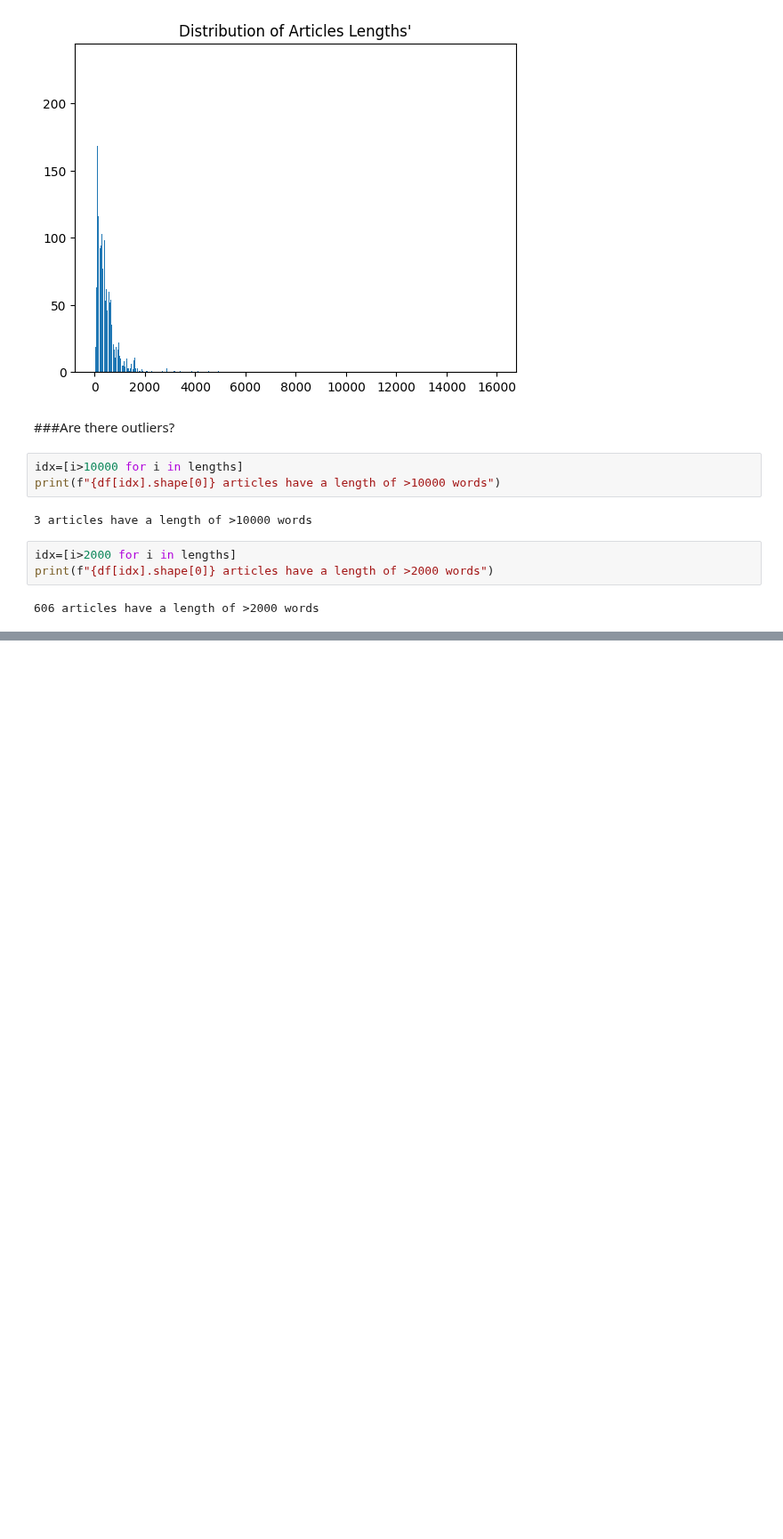
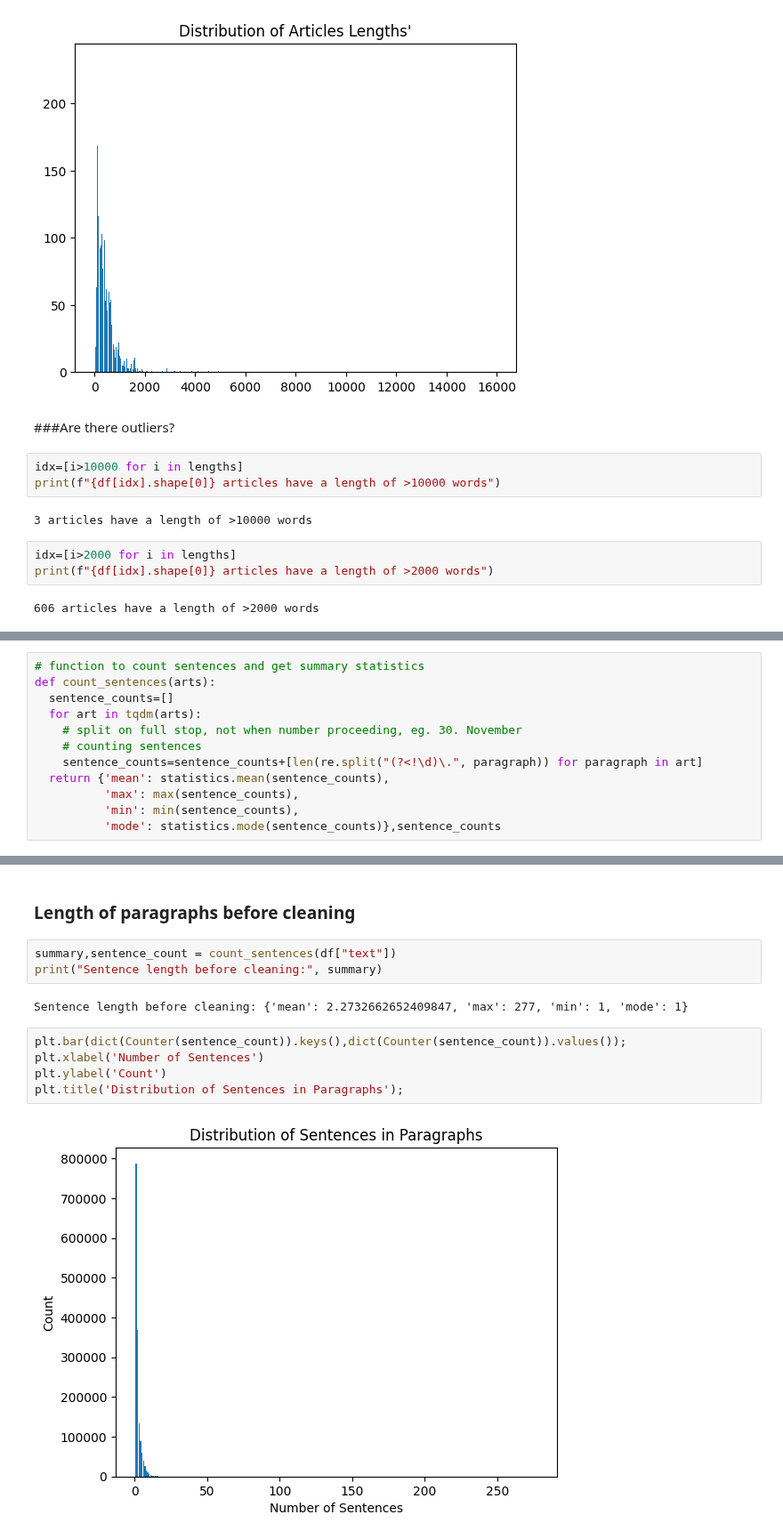
Before and after one commit to blue-create/langlens, a Jupyter notebook: scripts/describe_data.ipynb, the cells around one changed output, grey strips where cells are left out. Shown at 89% size. Saved outputs shown, nothing was run; the diff lists cells and outputs as text; blank space fills up the shorter version.

Commit message:
add article/ paragraph length analysis (previously in elinor_export)

```diff
--- a/scripts/describe_data.ipynb
+++ b/scripts/describe_data.ipynb
@@ -139,0 +147,12 @@ print(f"{df[idx].shape[0]} articles have a length of >2000 words")
+# %%
+# function to count sentences and get summary statistics
+def count_sentences(arts):
+  sentence_counts=[]
+  for art in tqdm(arts):
+    # split on full stop, not when number proceeding, eg. 30. November
+    # counting sentences
+    sentence_counts=sentence_counts+[len(re.split("(?<!\d)\.", paragraph)) for paragraph in art]
+  return {'mean': statistics.mean(sentence_counts),
+          'max': max(sentence_counts),
+          'min': min(sentence_counts),
+          'mode': statistics.mode(sentence_counts)},sentence_counts
@@ -139,0 +169,14 @@ print(f"{df[idx].shape[0]} articles have a length of >2000 words")
+# %% [markdown]
+### Length of paragraphs before cleaning
+# %%
+summary,sentence_count = count_sentences(df["text"])
+print("Sentence length before cleaning:", summary)
+# %% [output]
+Sentence length before cleaning: {'mean': 2.2732662652409847, 'max': 277, 'min': 1, 'mode': 1}
+# %%
+plt.bar(dict(Counter(sentence_count)).keys(),dict(Counter(sentence_count)).values());
+plt.xlabel('Number of Sentences')
+plt.ylabel('Count')
+plt.title('Distribution of Sentences in Paragraphs');
+# %% [output]
+[figure, added]
```
Also changed, not shown: parts of 27 cells of this notebook.
